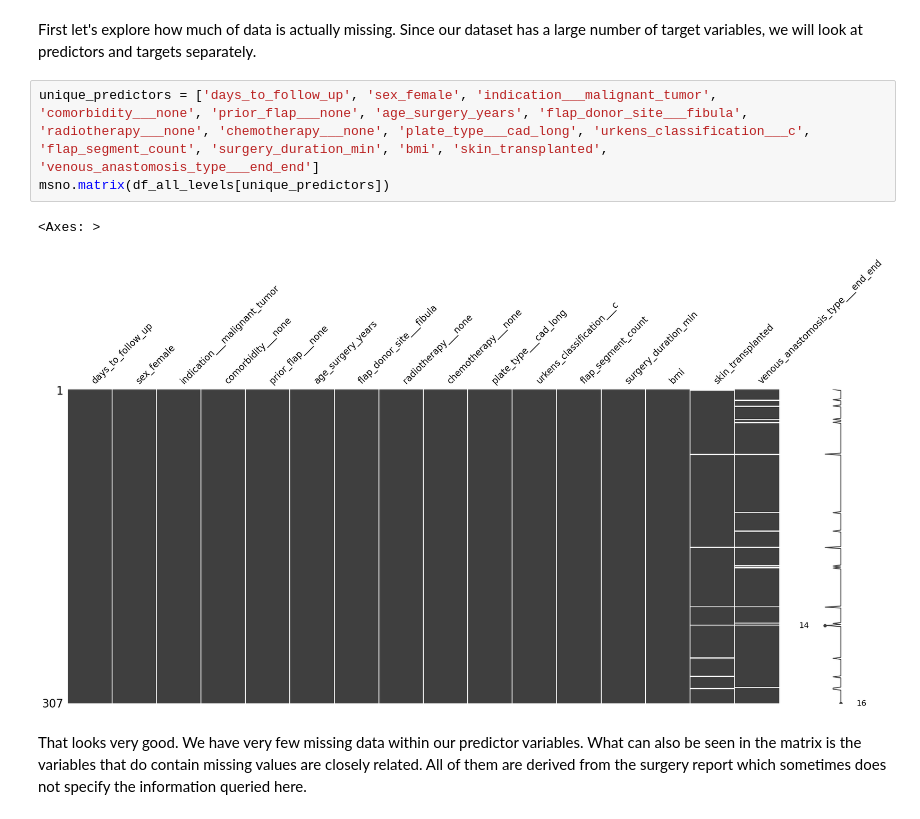
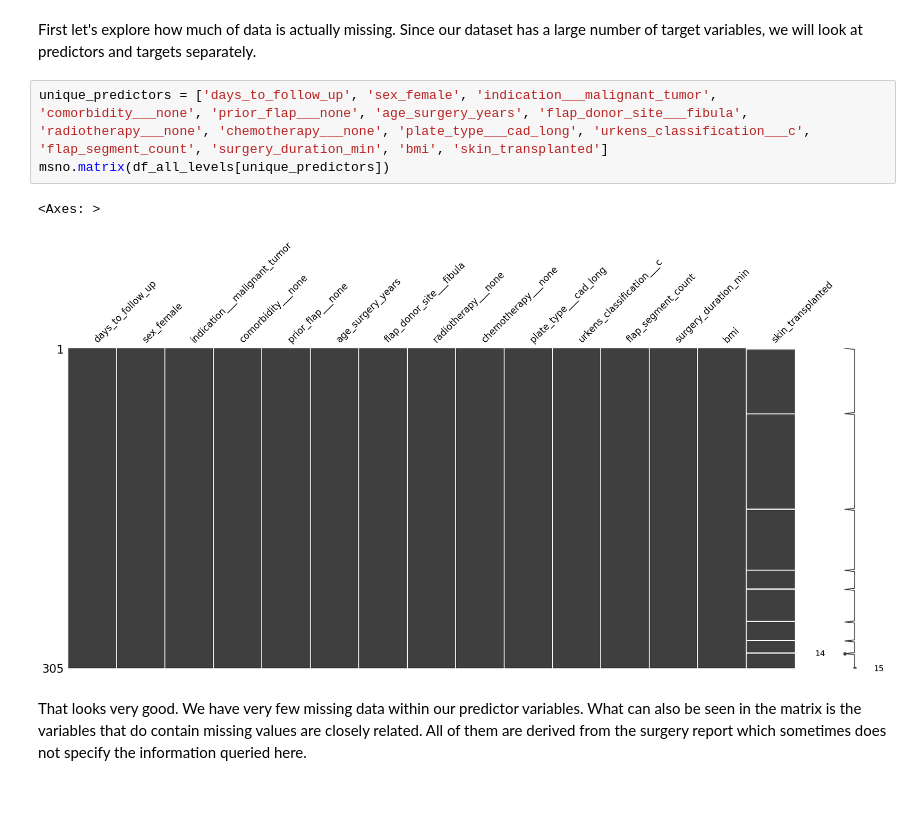
Before and after one commit to philipp-lampert/mymandible, a Jupyter notebook: data_science/04_missing_data.ipynb, the cells around one changed output. Drawn from its saved outputs; the diff is of its cells as text.

```diff
--- a/data_science/04_missing_data.ipynb
+++ b/data_science/04_missing_data.ipynb
@@ -14,11 +14,11 @@ df_dropped_first = pd.read_parquet('/Users/philipp.lampert/repositories/mymandib
 # %% [markdown]
 First let's explore how much of data is actually missing. Since our dataset has a large number of target variables, we will look at predictors and targets separately.
 # %%
-unique_predictors = ['days_to_follow_up', 'sex_female', 'indication___malignant_tumor', 'comorbidity___none', 'prior_flap___none', 'age_surgery_years', 'flap_donor_site___fibula', 'radiotherapy___none', 'chemotherapy___none', 'plate_type___cad_long', 'urkens_classification___c', 'flap_segment_count', 'surgery_duration_min', 'bmi', 'skin_transplanted', 'venous_anastomosis_type___end_end']
+unique_predictors = ['days_to_follow_up', 'sex_female', 'indication___malignant_tumor', 'comorbidity___none', 'prior_flap___none', 'age_surgery_years', 'flap_donor_site___fibula', 'radiotherapy___none', 'chemotherapy___none', 'plate_type___cad_long', 'urkens_classification___c', 'flap_segment_count', 'surgery_duration_min', 'bmi', 'skin_transplanted']
 msno.matrix(df_all_levels[unique_predictors])
 # %% [output]
 <Axes: >
-[figure, old version]
+[figure, new version]
 # %% [markdown]
 That looks very good. We have very few missing data within our predictor variables. What can also be seen in the matrix is the variables that do contain missing values are closely related. All of them are derived from the surgery report which sometimes does not specify the information queried here.
 # %%
```
Also changed, not shown: parts of 1 cell of this notebook, 15 other files.
